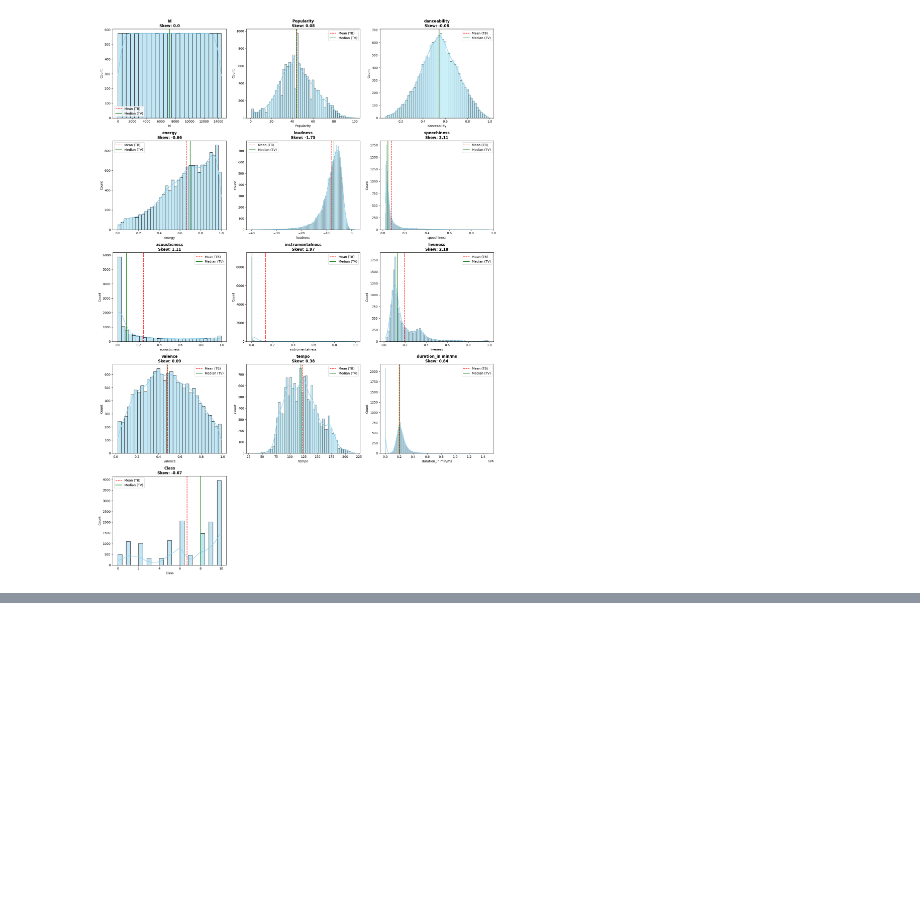
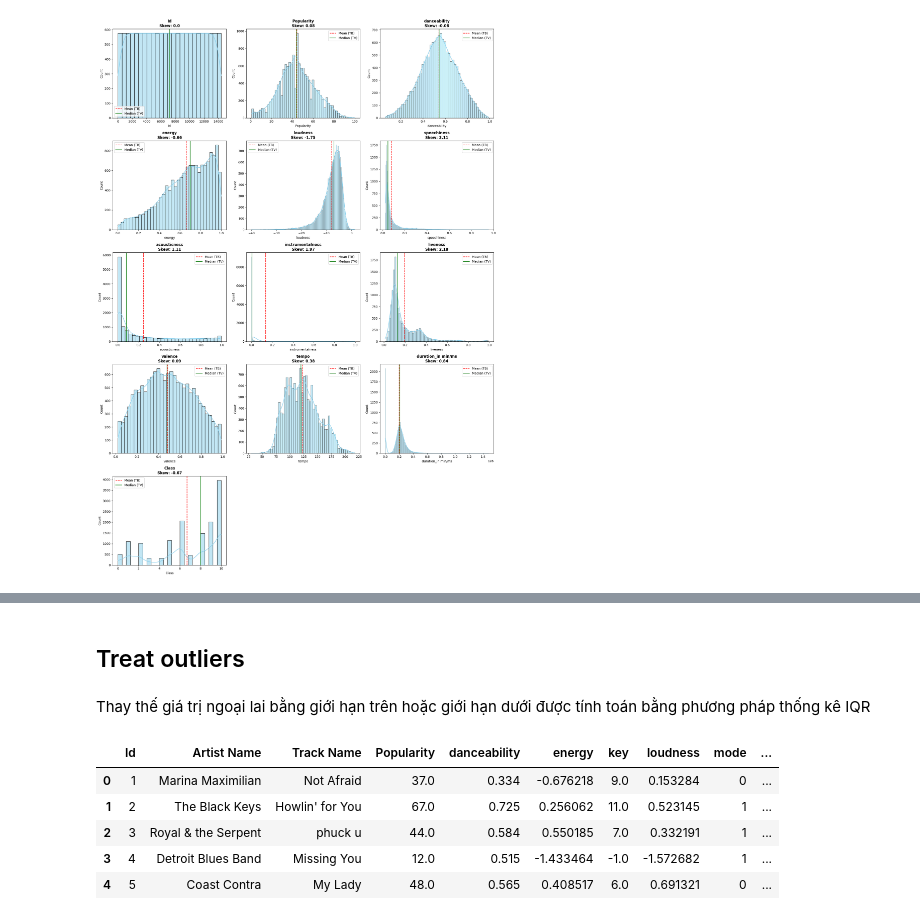
Before and after one commit to NguyenToanThang-kotaru/MachineLearningBasic_teamPJ, a Jupyter notebook: music_genre/notebook/general/preprocessing.ipynb, the cells around one changed output, grey strips where cells are left out. Cells and saved outputs as stored; diff of their text form; code cells hidden in the pictures; blank space fills up the shorter version.

```diff
--- a/music_genre/notebook/general/preprocessing.ipynb
+++ b/music_genre/notebook/general/preprocessing.ipynb
@@ -164,0 +194,47 @@ dtype: float64
+# %% [markdown]
+## Treat outliers
+# %% [markdown]
+Thay thế giá trị ngoại lai bằng giới hạn trên hoặc giới hạn dưới được tính toán bằng phương pháp thống kê IQR
+# %%
+import numpy as np
+import pandas as pd
+import seaborn as sns
+import matplotlib.pyplot as plt
+
+def cap_outliers_iqr(df, columns):
+    df_clean = df.copy()
+
+    for col in columns:
+        # 1. Tính toán IQR
+        Q1 = df_clean[col].quantile(0.25)
+        Q3 = df_clean[col].quantile(0.75)
+        IQR = Q3 - Q1
+
+        # 2. Xác định giới hạn
+        lower_bound = Q1 - 1.5 * IQR
+        upper_bound = Q3 + 1.5 * IQR
+
+        # 3. Đếm số lượng outlier trước khi xử lý (để theo dõi)
+        outliers_count = ((df_clean[col] < lower_bound) | (df_clean[col] > upper_bound)).sum()
+
+        if outliers_count > 0:
+            # 4. Capping (Gán giá trị)
+            # Dùng np.where: Nếu > upper thì lấy upper, ngược lại giữ nguyên
+            df_clean[col] = np.where(df_clean[col] > upper_bound, upper_bound, df_clean[col])
+
+            # Nếu < lower thì lấy lower, ngược lại giữ nguyên
+            df_clean[col] = np.where(df_clean[col] < lower_bound, lower_bound, df_clean[col])
+
+    return df_clean
+# %%
+train = cap_outliers_iqr(train, ['Popularity', 'loudness', 'danceability', 'instrumentalness', 'tempo', 'duration_in min/ms'])
+test = cap_outliers_iqr(test, ['Popularity', 'loudness', 'danceability', 'instrumentalness', 'tempo', 'duration_in min/ms'])
+# %%
+train.head()
+# %% [output]
+|  | Id | Artist Name | Track Name | Popularity | danceability | energy | key | loudness | mode | ... |
+| 0 | 1 | Marina Maximilian | Not Afraid | 37.0 | 0.334 | -0.676218 | 9.0 | 0.153284 | 0 | ... |
+| 1 | 2 | The Black Keys | Howlin' for You | 67.0 | 0.725 | 0.256062 | 11.0 | 0.523145 | 1 | ... |
+| 2 | 3 | Royal & the Serpent | phuck u | 44.0 | 0.584 | 0.550185 | 7.0 | 0.332191 | 1 | ... |
+| 3 | 4 | Detroit Blues Band | Missing You | 12.0 | 0.515 | -1.433464 | -1.0 | -1.572682 | 1 | ... |
+| 4 | 5 | Coast Contra | My Lady | 48.0 | 0.565 | 0.408517 | 6.0 | 0.691321 | 0 | ... |
```
Also changed, not shown: parts of 10 cells of this notebook.
